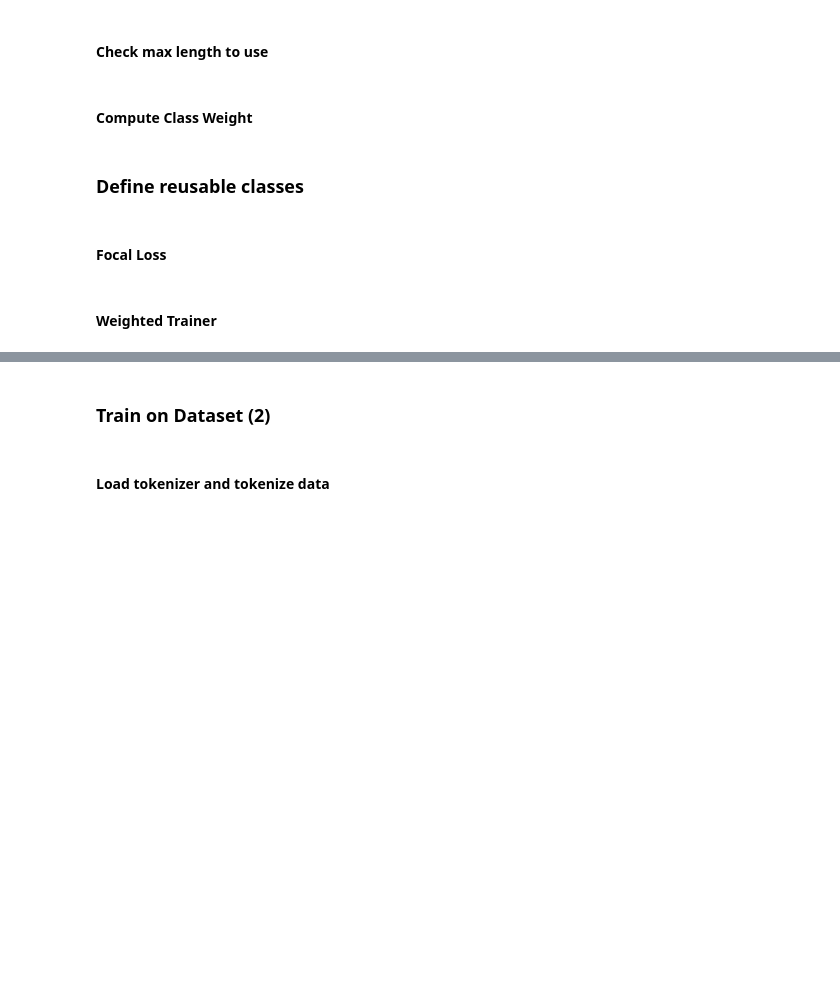
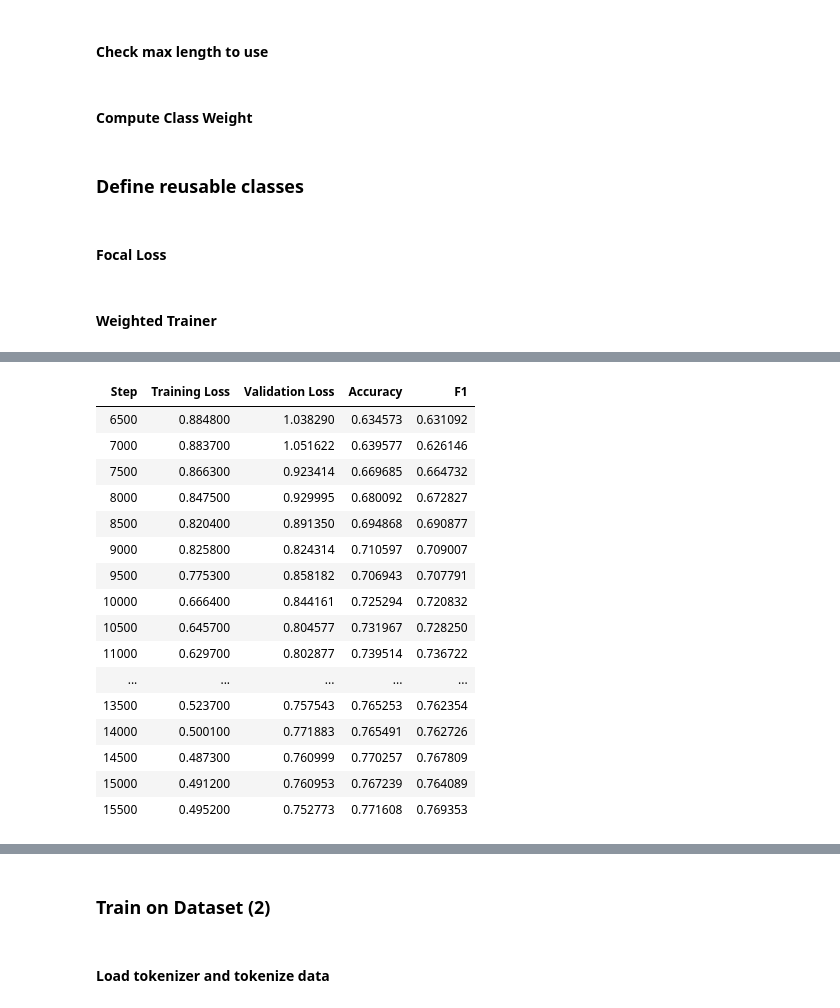
Before and after one commit to majiinB/Heron-wellnest-ml-model, a Jupyter notebook: notebooks/nlp/xlm-roberta.ipynb, the cells around one changed output, grey strips where cells are left out. Drawn from its saved outputs; the diff is of its cells as text; code cells hidden in the pictures; blank space fills up the shorter version.

Commit message:
dataset 1 for broad emotions is working in thi version with an f-1 score of 80%, oversampling was used for this version to combat imbalance

```diff
--- a/notebooks/nlp/xlm-roberta.ipynb
+++ b/notebooks/nlp/xlm-roberta.ipynb
@@ -535,0 +664,16 @@ class WeightedTrainer(Trainer):
+# %%
+# Load tokenizer and model
+tokenizer_1, model_1 = load_model_and_tokenizer(
+    model_name= MODEL_NAME,
+    labels= labels_1,
+    id2label=id_1_to_label,
+    label2id=id_1_to_label
+)
+
+# Tokenize dataset
+dataset_1_broad_emotion = tokenize_dataset(
+    dataset=dataset_1_broad_emotion,
+    tokenizer=tokenizer_1,
+    max_length=256,
+    num_proc=1
+)
@@ -535,0 +685,64 @@ class WeightedTrainer(Trainer):
+# %%
+# Set format for PyTorch
+dataset_1_broad_emotion.set_format(
+    type="torch",
+    columns=["input_ids", "attention_mask", "labels"],
+)
+
+accuracy = evaluate.load("accuracy")
+f1 = evaluate.load("f1")
+
+def compute_metrics(p):
+    preds = p.predictions.argmax(-1)
+    acc = accuracy.compute(predictions=preds, references=p.label_ids)
+    f1_score = f1.compute(predictions=preds, references=p.label_ids, average="macro")
+
+    return {**acc, **f1_score}
+
+training_args = TrainingArguments(
+    output_dir=MODEL_PATH_FINETUNE_1,
+
+    # Evaluation & saving
+    eval_strategy="steps",             # evaluate more frequently
+    eval_steps=500,                    # evaluate every 500 steps
+    save_strategy="steps",             # save every eval
+    save_steps=500,
+    save_total_limit=3,                # keep last 3 checkpoints
+
+    # Optimizer
+    learning_rate=2e-5,
+    warmup_ratio=0.1,                  # 10% warmup
+    weight_decay=0.05,                 # helps reduce overfitting
+
+    # Batch size
+    per_device_train_batch_size=8,
+    per_device_eval_batch_size=8,
+    gradient_accumulation_steps=2,     # effective batch size 16
+
+    # Mixed precision
+    fp16=True,                         # faster training
+
+    # Training length
+    num_train_epochs=5,                # shorter to prevent overfitting
+    load_best_model_at_end=True,       # load checkpoint with best validation loss
+    metric_for_best_model="f1",  # choose metric to track best model
+
+    # Misc
+    dataloader_num_workers=4,
+    # logging_steps=100,                 # logs every 100 steps
+    # logging_dir=f"{MODEL_PATH_FINETUNE_1}/logs"
+)
+
+trainer = Trainer(
+    model=model_1,
+    args=training_args,
+    train_dataset=dataset_1_broad_emotion["train"],
+    eval_dataset=dataset_1_broad_emotion["validation"],  # <-- use validation here
+    tokenizer=tokenizer_1,
+    compute_metrics=compute_metrics,
+)
+
+last_checkpoint = get_last_checkpoint(MODEL_PATH_FINETUNE_1)
+
+trainer.train(resume_from_checkpoint=last_checkpoint)
+# %% [output]
@@ -535,0 +750,17 @@ class WeightedTrainer(Trainer):
+| Step | Training Loss | Validation Loss | Accuracy | F1 |
+| 6500 | 0.884800 | 1.038290 | 0.634573 | 0.631092 |
+| 7000 | 0.883700 | 1.051622 | 0.639577 | 0.626146 |
+| 7500 | 0.866300 | 0.923414 | 0.669685 | 0.664732 |
+| 8000 | 0.847500 | 0.929995 | 0.680092 | 0.672827 |
+| 8500 | 0.820400 | 0.891350 | 0.694868 | 0.690877 |
+| 9000 | 0.825800 | 0.824314 | 0.710597 | 0.709007 |
+| 9500 | 0.775300 | 0.858182 | 0.706943 | 0.707791 |
+| 10000 | 0.666400 | 0.844161 | 0.725294 | 0.720832 |
+| 10500 | 0.645700 | 0.804577 | 0.731967 | 0.728250 |
+| 11000 | 0.629700 | 0.802877 | 0.739514 | 0.736722 |
+| ... | ... | ... | ... | ... |
+| 13500 | 0.523700 | 0.757543 | 0.765253 | 0.762354 |
+| 14000 | 0.500100 | 0.771883 | 0.765491 | 0.762726 |
+| 14500 | 0.487300 | 0.760999 | 0.770257 | 0.767809 |
+| 15000 | 0.491200 | 0.760953 | 0.767239 | 0.764089 |
+| 15500 | 0.495200 | 0.752773 | 0.771608 | 0.769353 |
```
Also changed, not shown: parts of 31 cells of this notebook, 1 other file.
